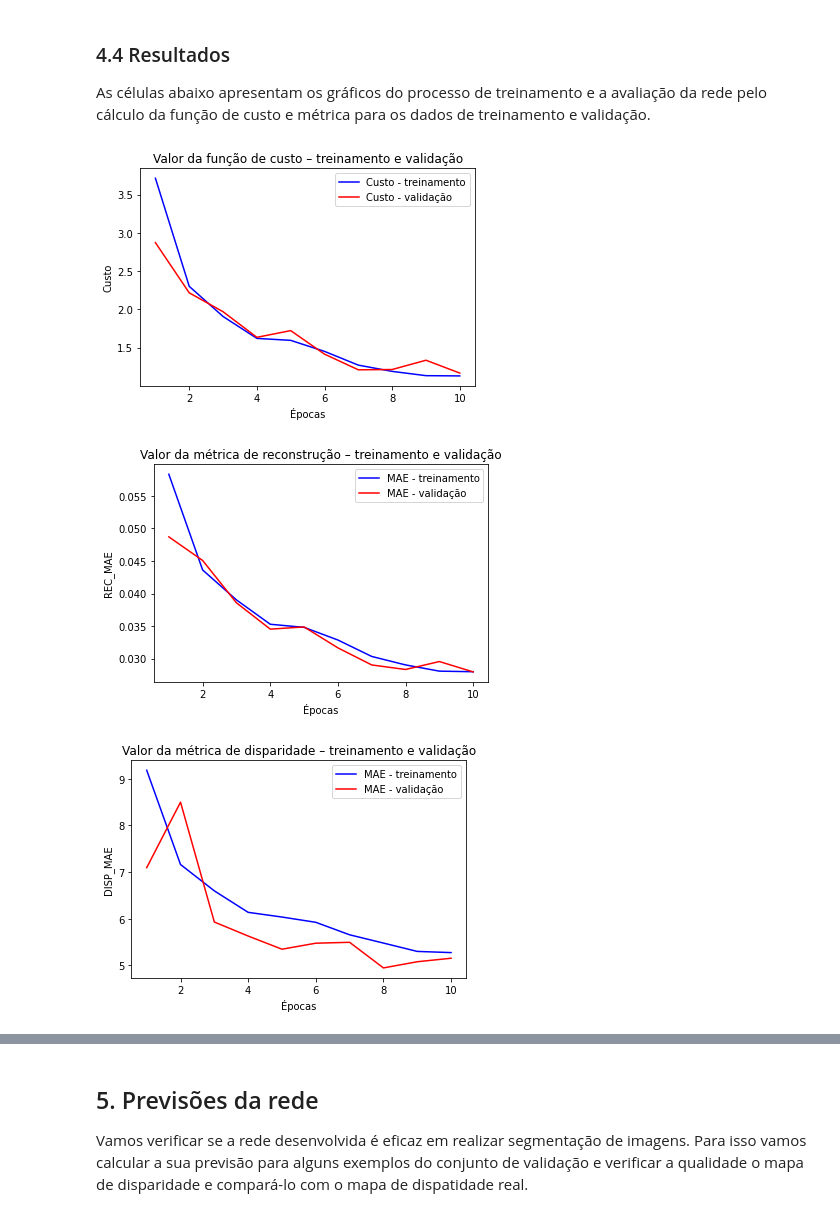
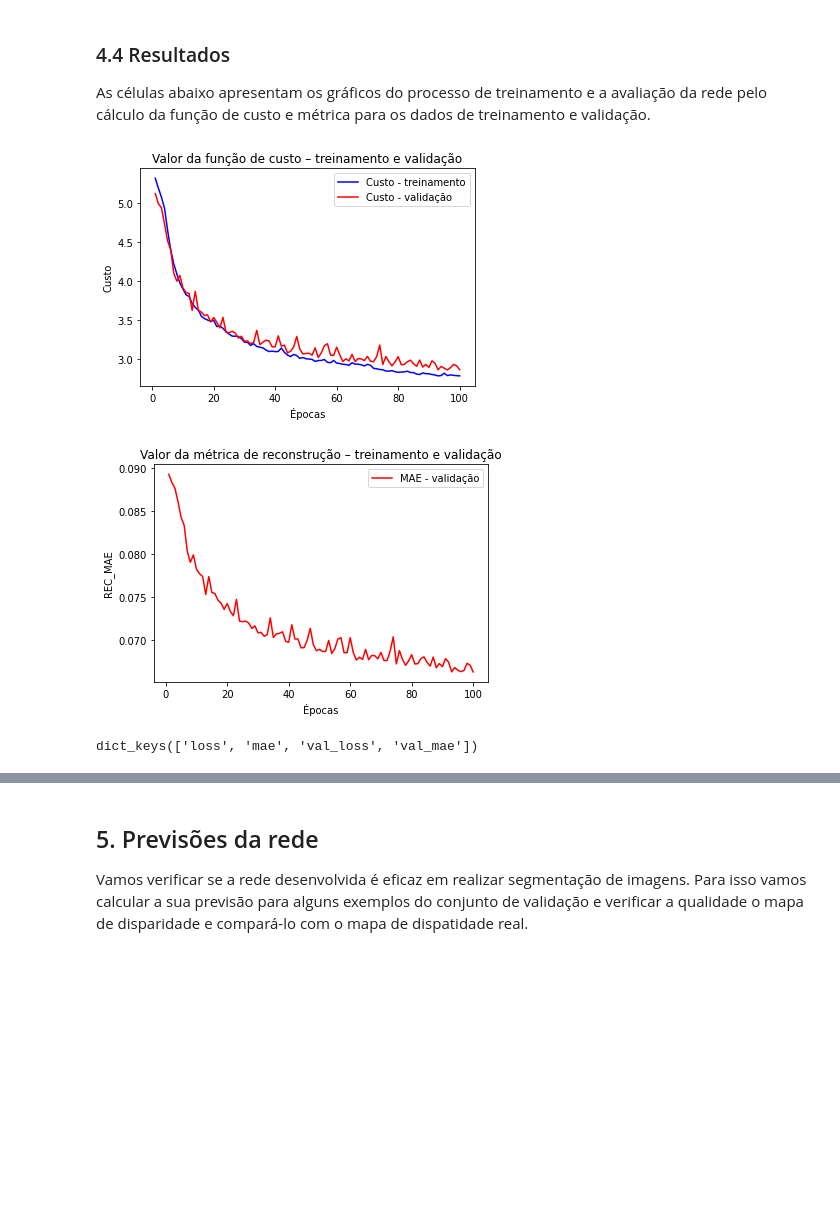
Before and after one commit to Julialva/depth-sensing-algo, a Jupyter notebook: atualiz__Visao_estereo_CVN_Rec.ipynb, the cells around one changed output, grey strips where cells are left out. Cells and saved outputs as stored; diff of their text form; code cells hidden in the pictures; blank space fills up the shorter version.

```diff
--- a/atualiz__Visao_estereo_CVN_Rec.ipynb
+++ b/atualiz__Visao_estereo_CVN_Rec.ipynb
@@ -435,6 +425,8 @@ def loss_erro_rec(y_true, y_pred):
     mask = tf.where(y_pred<1e-08,  0., 1.)
     erro = 255*tf.reduce_mean(tf.square(mask*(y_true - y_pred)))
     return erro
+
+rec = Reconstructor(height=left_img_batch.shape[1], width=left_img_batch.shape[2])
 # %% [markdown]
 ### Rede de extração de catracterísticas
 # %%
@@ -478,7 +470,7 @@ def rna_carac(input_shape, nF):
 
     return rna_carac
 
-input_shape = (360, 640, 3)
+input_shape = (240, 320, 3)
 rnaCV = rna_carac(input_shape, nF)
 
 rnaCV.summary()
@@ -542,7 +534,7 @@ disp = disp_layer(x5)
 img_rec = rec(input_left, disp)
 
 # Create the Keras model.
-rna_stereo = keras.Model(inputs=[input_left, input_right], outputs=[img_rec, disp])
+rna_stereo = keras.Model(inputs=[input_left, input_right], outputs=[img_rec])
 
 # Sumário da rede
 rna_stereo.summary()
@@ -594,8 +586,6 @@ adam = optimizers.Adam(learning_rate=0.001, decay=1e-03)
 rna_stereo.compile(optimizer=adam,
                    loss={
                          'rec_img': loss_erro_rec},
-                   loss_weights={
-                         'rec_img': 1.0},
                    metrics={
                          'rec_img': 'mae'})
 # %% [markdown]
@@ -653,40 +643,44 @@ As células abaixo apresentam os gráficos do processo de treinamento e a avalia
 # Obtém dicionário com os resultados do treinamento
 results_dict = results.history
 
 # Salva custos, métricas e epocas em vetores
 custo = results_dict['loss']
-rec_mae = results_dict['rec_img_mae']
+#rec_mae = results_dict['rec_img_mae']
 #disp_mae = results_dict['disp_mae']
 val_custo = results_dict['val_loss']
-val_rec_mae = results_dict['val_rec_img_mae']
+#val_rec_mae = results_dict['val_rec_img_mae']
 #val_disp_mae = results_dict['val_disp_mae']
+val_mae = results_dict['val_mae']
 
 # Cria vetor de épocas
 epocas = range(1, len(custo) + 1)
 
 # Gráfico dos valores de custo
 plt.plot(epocas, custo, 'b', label='Custo - treinamento')
 plt.plot(epocas, val_custo, 'r', label='Custo - validação')
 plt.title('Valor da função de custo – treinamento e validação')
 plt.xlabel('Épocas')
 plt.ylabel('Custo')
 plt.legend()
 plt.show()
 
 # Gráfico dos valores da métrica
-plt.plot(epocas, rec_mae, 'b', label='MAE - treinamento')
-plt.plot(epocas, val_rec_mae, 'r', label='MAE - validação')
+#plt.plot(epocas, rec_mae, 'b', label='MAE - treinamento')
+plt.plot(epocas, val_mae, 'r', label='MAE - validação')
 plt.title('Valor da métrica de reconstrução – treinamento e validação')
 plt.xlabel('Épocas')
 plt.ylabel('REC_MAE')
 plt.legend()
 plt.show()
 
 # Gráfico dos valores da métrica
 # %% [output]
-[figure, old version]
+[figure, new version]
-[figure, old version]
+[figure, new version]
-[figure, removed]
+# %%
+results_dict.keys()
+# %% [output]
+dict_keys(['loss', 'mae', 'val_loss', 'val_mae'])
 # %%
 custo_metrica_train = rna_stereo.evaluate(batch_generator(train_left_img_paths, train_right_img_paths, img_size, m_train, batchsize=batch_size), steps=train_steps)
 custo_metrica_val = rna_stereo.evaluate(batch_generator(val_left_img_paths, val_right_img_paths, img_size, m_val, batchsize=batch_size), steps=val_steps)
```
Also changed, not shown: parts of 27 cells of this notebook.
